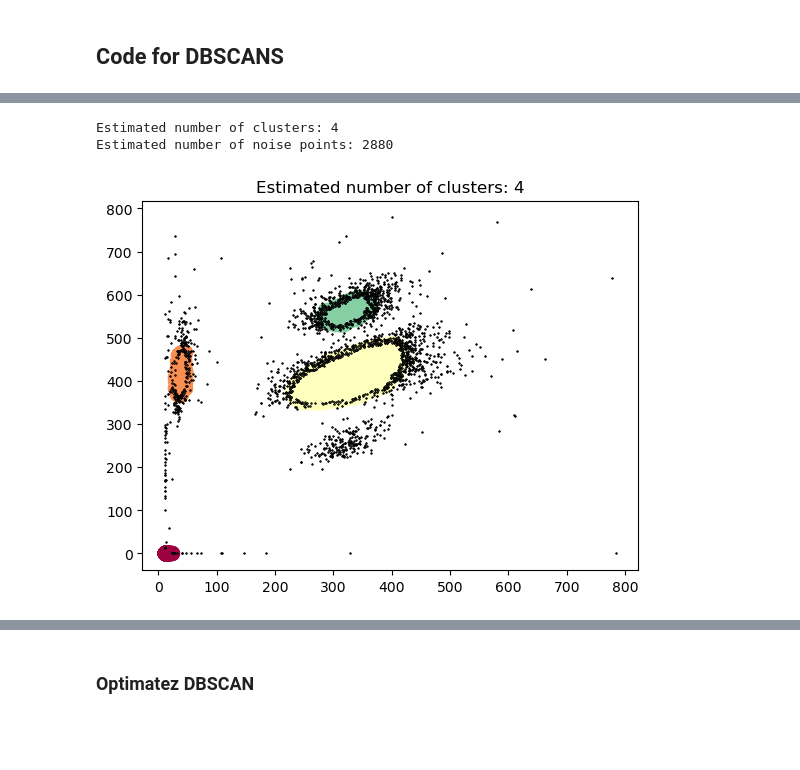
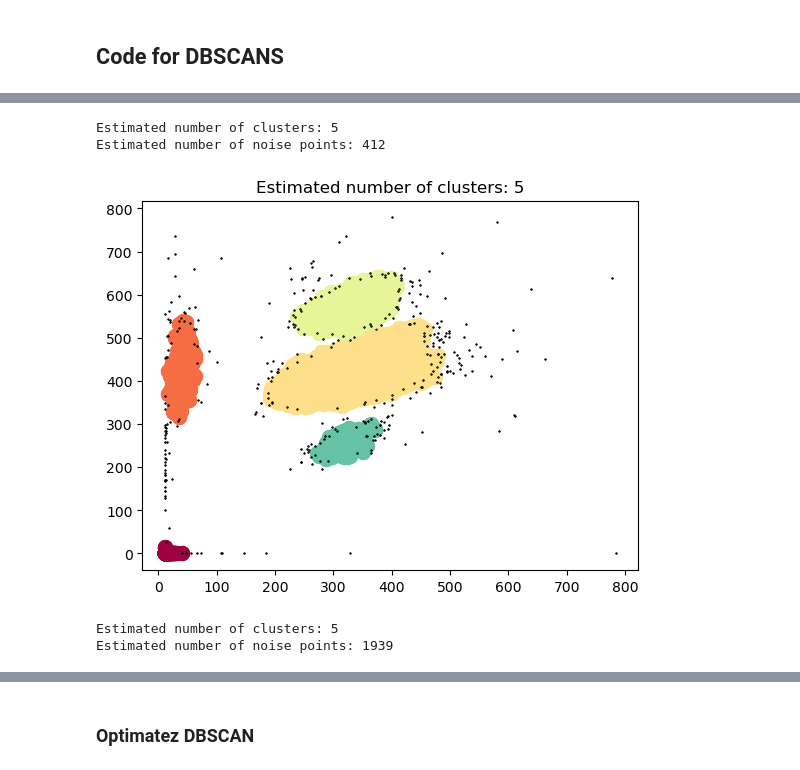
Before and after one commit to ThePiekorz/Analiza_skupien_w_fizyce_jadrowej, a Jupyter notebook: KPiekorz(2).ipynb, the cells around one changed output, grey strips where cells are left out. Saved outputs shown, nothing was run; the diff lists cells and outputs as text; code cells hidden in the pictures; blank space fills up the shorter version.

```diff
--- a/KPiekorz(2).ipynb
+++ b/KPiekorz(2).ipynb
@@ -112,5 +192,6 @@ def plot_clusters(data, db_data, labels, n_clusters, noise='k'):
 # %%
-db_data_1 = DBSCAN(eps=10, min_samples=100).fit(data_1)
+#Best Parameters: eps=4, min_samples=253 or 10 min samp 100, 20  45
+db_data_1 = DBSCAN(eps=16, min_samples=22).fit(data_1)
 labels_data_1 = db_data_1.labels_
 
 n_clusters_data_1 = len(set(labels_data_1)) - (1 if -1 in labels_data_1 else 0)
@@ -119,43 +200,22 @@ n_noise_data_1 = list(labels_data_1).count(-1)
 print("Estimated number of clusters: %d" % n_clusters_data_1)
 print("Estimated number of noise points: %d" % n_noise_data_1)
 # %% [output]
-Estimated number of clusters: 4
-Estimated number of noise points: 2880
+Estimated number of clusters: 5
+Estimated number of noise points: 412
-# %%
-unique_labels_data_1 = set(labels_data_1)
-core_samples_mask_data_1 = np.zeros_like(labels_data_1, dtype=bool)
-core_samples_mask_data_1[db_data_1.core_sample_indices_] = True
-
-colors_data_1 = [plt.cm.Spectral(each) for each in np.linspace(0, 1, len(unique_labels_data_1))]
-
-for k, col in zip(unique_labels_data_1, colors_data_1):
-    if k == -1:
-        # Black used for noise.
-        col = [0, 0, 0, 1]
-        pass
-
-    class_member_mask_data_1 = labels_data_1 == k
-    xy = data_1[class_member_mask_data_1 & core_samples_mask_data_1]
-    plt.plot(
-        xy[:, 0],
-        xy[:, 1],
-        "o",
-        markerfacecolor=tuple(col),
-        markeredgecolor=col, #k
-        markersize=10,
-    )
-
-    xy = data_1[class_member_mask_data_1 & ~core_samples_mask_data_1]
-    plt.plot(
-        xy[:, 0],
-        xy[:, 1],
-        "o",
-        markerfacecolor=tuple(col),
-        markeredgecolor="k",
-        markersize=0.5,
-    )
-
-plt.title(f"Estimated number of clusters: {n_clusters_data_1}")
-plt.show()
-# %% [output]
-[figure, removed]
+# %%
+plot_clusters(data_1, db_data_1, labels_data_1, n_clusters_data_1, noise='k')
+# %% [output]
+[figure, added]
+# %%
+#Best Parameters: eps=4, min_samples=253 or 10 min samp 100, 20  45
+db_data_2 = DBSCAN(eps=16, min_samples=17).fit(data_2)
+labels_data_2 = db_data_2.labels_
+
+n_clusters_data_2 = len(set(labels_data_2)) - (1 if -1 in labels_data_1 else 0)
+n_noise_data_2 = list(labels_data_2).count(-1)
+
+print("Estimated number of clusters: %d" % n_clusters_data_2)
+print("Estimated number of noise points: %d" % n_noise_data_2)
+# %% [output]
+Estimated number of clusters: 5
+Estimated number of noise points: 1939
```
Also changed, not shown: parts of 18 cells of this notebook, 5 other files.
